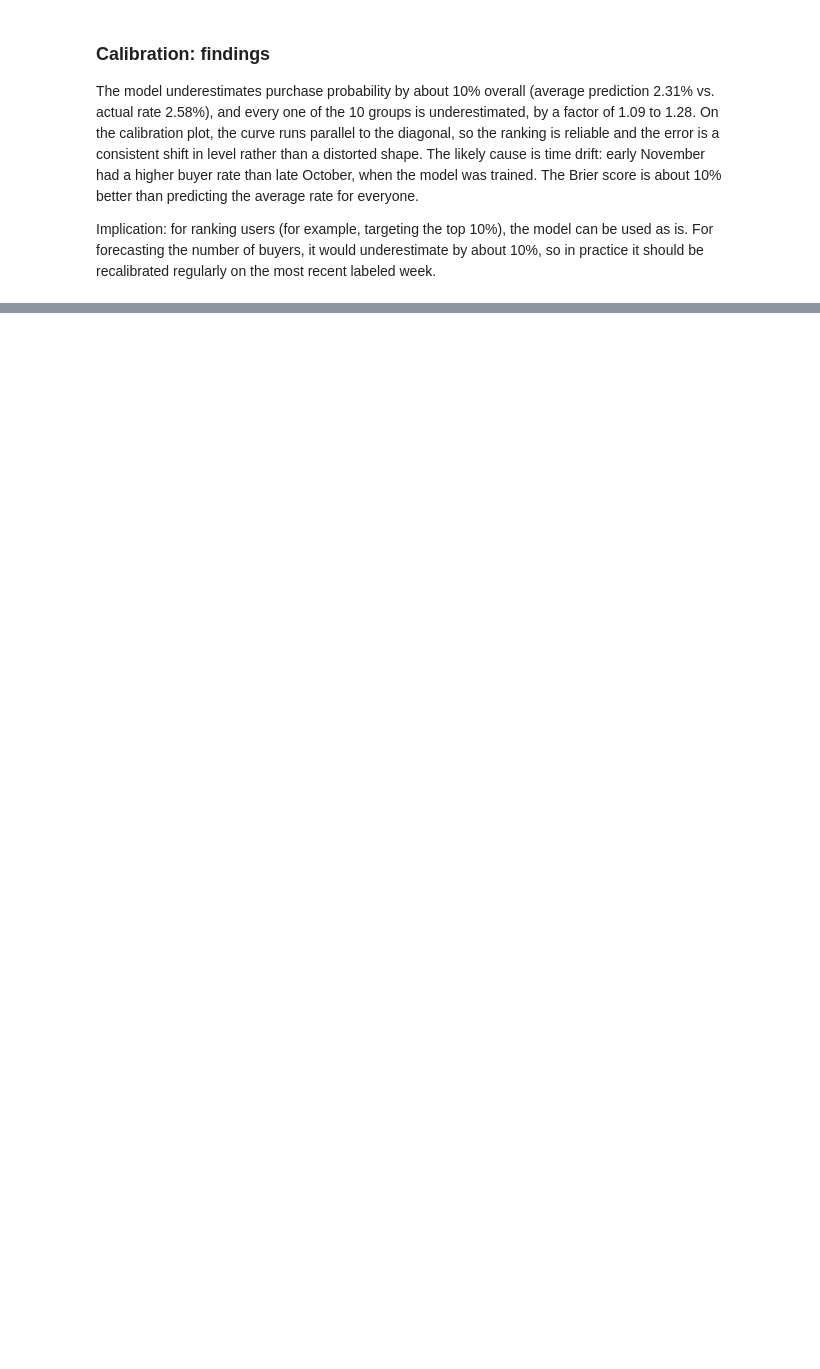
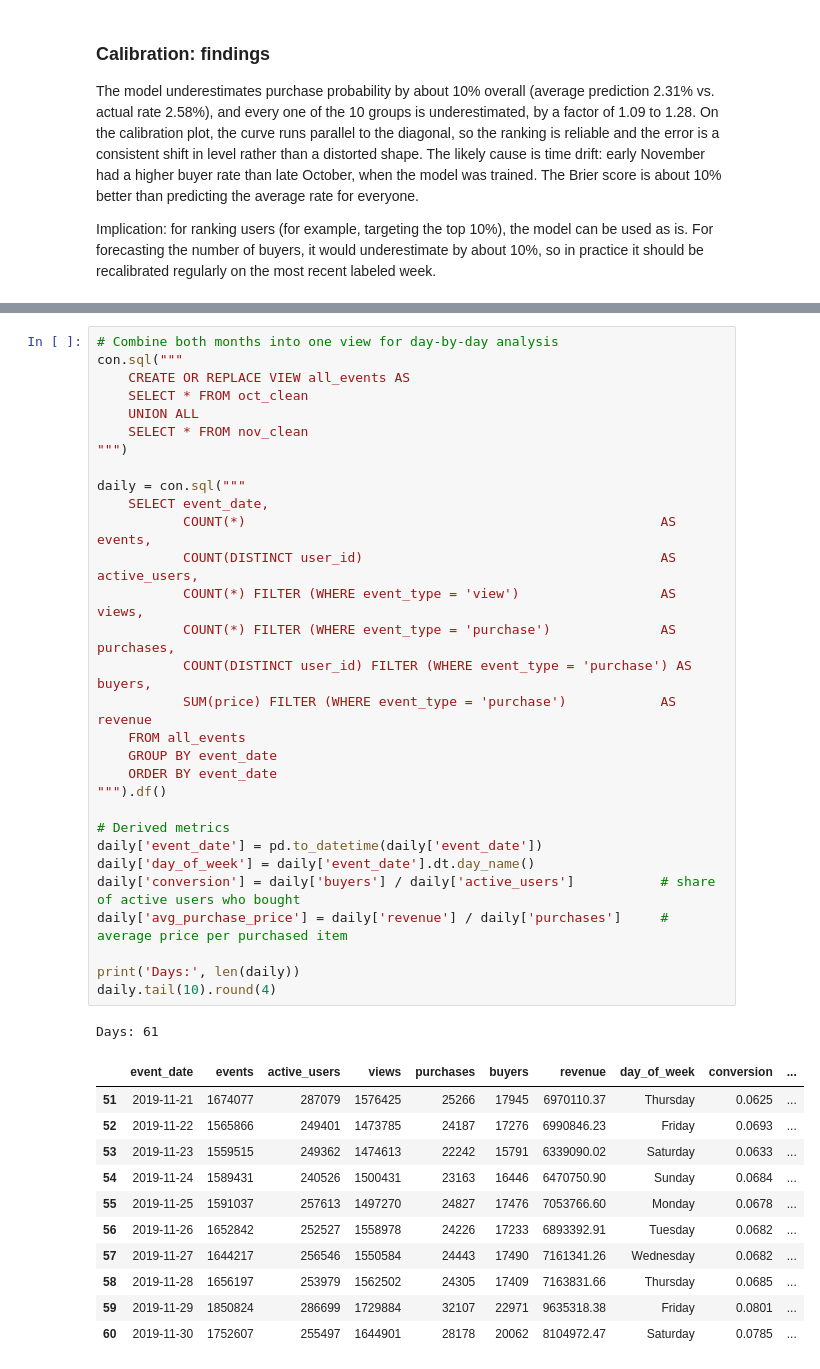
Before and after one commit to LindaZhao-neu/ecommerce-purchase-prediction, a Jupyter notebook: notebooks/purchase_prediction.ipynb, the cells around one changed output, grey strips where cells are left out. Cells and saved outputs as stored; diff of their text form; blank space fills up the shorter version.

```diff
--- a/notebooks/purchase_prediction.ipynb
+++ b/notebooks/purchase_prediction.ipynb
@@ -994,0 +1004,43 @@ Implication: for ranking users (for example, targeting the top 10%), the model c
+# %%
+# Combine both months into one view for day-by-day analysis
+con.sql("""
+    CREATE OR REPLACE VIEW all_events AS
+    SELECT * FROM oct_clean
+    UNION ALL
+    SELECT * FROM nov_clean
+""")
+
+daily = con.sql("""
+    SELECT event_date,
+           COUNT(*)                                                     AS events,
+           COUNT(DISTINCT user_id)                                      AS active_users,
+           COUNT(*) FILTER (WHERE event_type = 'view')                  AS views,
+           COUNT(*) FILTER (WHERE event_type = 'purchase')              AS purchases,
+           COUNT(DISTINCT user_id) FILTER (WHERE event_type = 'purchase') AS buyers,
+           SUM(price) FILTER (WHERE event_type = 'purchase')            AS revenue
+    FROM all_events
+    GROUP BY event_date
+    ORDER BY event_date
+""").df()
+
+# Derived metrics
+daily['event_date'] = pd.to_datetime(daily['event_date'])
+daily['day_of_week'] = daily['event_date'].dt.day_name()
+daily['conversion'] = daily['buyers'] / daily['active_users']           # share of active users who bought
+daily['avg_purchase_price'] = daily['revenue'] / daily['purchases']     # average price per purchased item
+
+print('Days:', len(daily))
+daily.tail(10).round(4)
+# %% [output]
+Days: 61
+|  | event_date | events | active_users | views | purchases | buyers | revenue | day_of_week | conversion | ... |
+| 51 | 2019-11-21 | 1674077 | 287079 | 1576425 | 25266 | 17945 | 6970110.37 | Thursday | 0.0625 | ... |
+| 52 | 2019-11-22 | 1565866 | 249401 | 1473785 | 24187 | 17276 | 6990846.23 | Friday | 0.0693 | ... |
+| 53 | 2019-11-23 | 1559515 | 249362 | 1474613 | 22242 | 15791 | 6339090.02 | Saturday | 0.0633 | ... |
+| 54 | 2019-11-24 | 1589431 | 240526 | 1500431 | 23163 | 16446 | 6470750.90 | Sunday | 0.0684 | ... |
+| 55 | 2019-11-25 | 1591037 | 257613 | 1497270 | 24827 | 17476 | 7053766.60 | Monday | 0.0678 | ... |
+| 56 | 2019-11-26 | 1652842 | 252527 | 1558978 | 24226 | 17233 | 6893392.91 | Tuesday | 0.0682 | ... |
+| 57 | 2019-11-27 | 1644217 | 256546 | 1550584 | 24443 | 17490 | 7161341.26 | Wednesday | 0.0682 | ... |
+| 58 | 2019-11-28 | 1656197 | 253979 | 1562502 | 24305 | 17409 | 7163831.66 | Thursday | 0.0685 | ... |
+| 59 | 2019-11-29 | 1850824 | 286699 | 1729884 | 32107 | 22971 | 9635318.38 | Friday | 0.0801 | ... |
+| 60 | 2019-11-30 | 1752607 | 255497 | 1644901 | 28178 | 20062 | 8104972.47 | Saturday | 0.0785 | ... |
```
Also changed, not shown: parts of 26 cells of this notebook.
